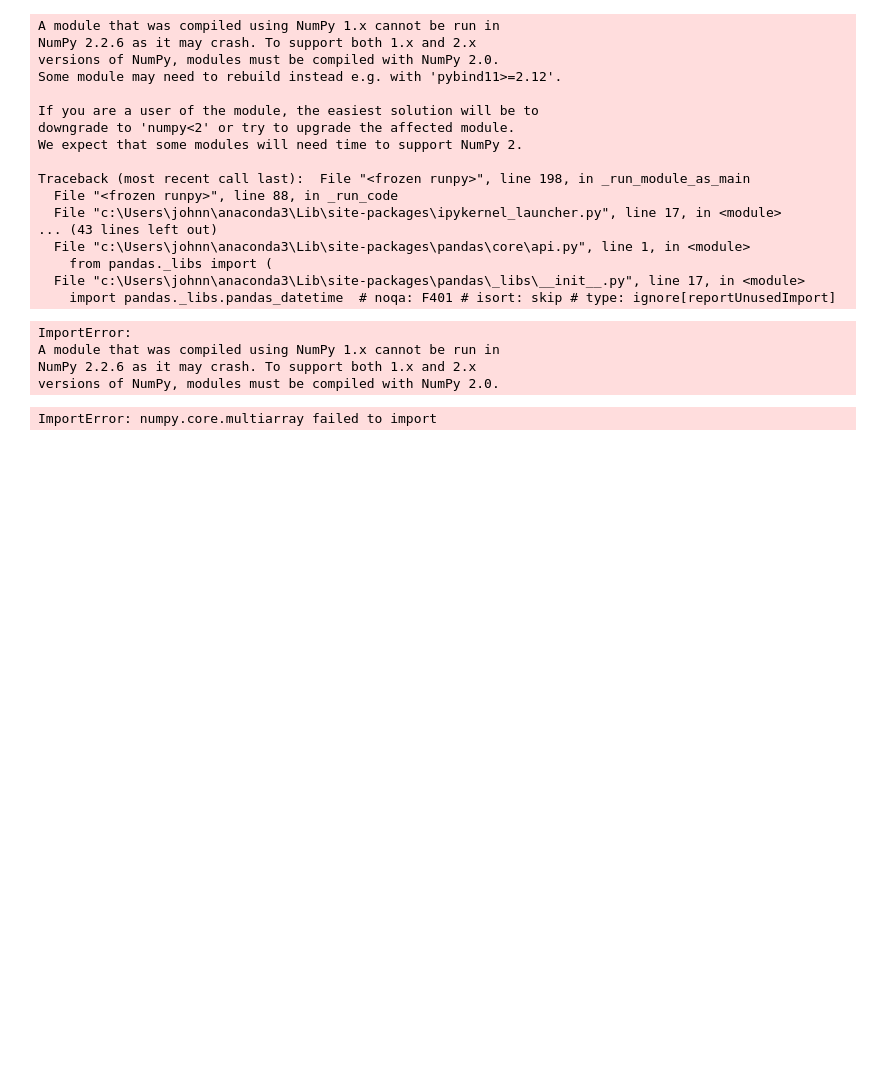
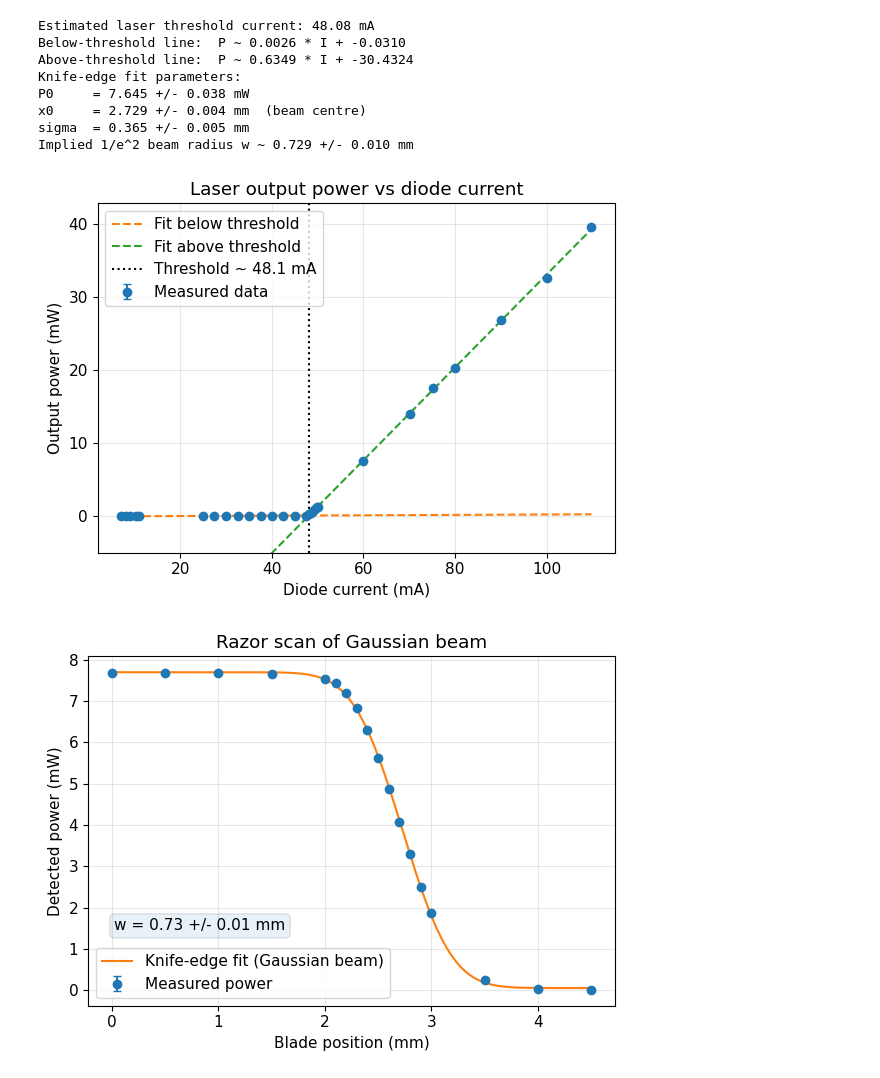
Before and after one commit to jfan26/Experimental-Physics, a Jupyter notebook: AMO/Python/laserpower_analysis.ipynb, the cells around one changed output. Saved outputs shown, nothing was run; the diff lists cells and outputs as text; code cells hidden in the pictures; blank space fills up the shorter version.

```diff
--- a/AMO/Python/laserpower_analysis.ipynb
+++ b/AMO/Python/laserpower_analysis.ipynb
@@ -109,8 +109,7 @@ popt, pcov = curve_fit(knife_edge_model, xb, yb, p0=p0)
 P0_fit, x0_fit, sigma_fit, offset_fit = popt
 perr = np.sqrt(np.diag(pcov))
 
-print("
-Knife-edge fit parameters:")
+print("Knife-edge fit parameters:")
 print(f"P0     = {P0_fit:.3f} +/- {perr[0]:.3f} mW")
 print(f"x0     = {x0_fit:.3f} +/- {perr[1]:.3f} mm  (beam centre)")
 print(f"sigma  = {sigma_fit:.3f} +/- {perr[2]:.3f} mm")
@@ -143,53 +142,41 @@ ax1.plot(x_fit, y_high_fit, "C2--", label="Fit above threshold")
 ax1.axvline(I_thr, color="k", linestyle=":", label=f"Threshold ~ {I_thr:.1f} mA")
 
 ax1.set_xlabel("Diode current (mA)")
 ax1.set_ylabel("Output power (mW)")
 ax1.set_ylim(bottom=-5)
 ax1.set_title("Laser output power vs diode current")
 ax1.grid(True, alpha=0.3)
 ax1.legend()
 
 fig1.tight_layout()
 
 # Figure 2: Razor scan with knife-edge (Gaussian) fit
 fig2, ax2 = plt.subplots()
 
 ax2.errorbar(xb, yb, yerr=yb_err, fmt="o", color="C0", label="Measured power", zorder=3, capsize=3)
 ax2.plot(xb_fit, yb_fit, "C1-", label="Knife-edge fit (Gaussian beam)")
 
 annotation = f"w = {w_fit:.2f} +/- {w_err:.2f} mm"
-ax2.text(0.05, 0.95, annotation, transform=ax2.transAxes,
+ax2.text(0.05, 0.25, annotation, transform=ax2.transAxes,
          ha="left", va="top", bbox=dict(boxstyle="round", alpha=0.1))
 
 ax2.set_xlabel("Blade position (mm)")
 ax2.set_ylabel("Detected power (mW)")
 ax2.set_title("Razor scan of Gaussian beam")
 ax2.grid(True, alpha=0.3)
 ax2.legend()
 
 fig2.tight_layout()
 
 plt.show()
 # %% [output]
-A module that was compiled using NumPy 1.x cannot be run in
-NumPy 2.2.6 as it may crash. To support both 1.x and 2.x
-versions of NumPy, modules must be compiled with NumPy 2.0.
-Some module may need to rebuild instead e.g. with 'pybind11>=2.12'.
-
-If you are a user of the module, the easiest solution will be to
-downgrade to 'numpy<2' or try to upgrade the affected module.
-We expect that some modules will need time to support NumPy 2.
-
-Traceback (most recent call last):  File "<frozen runpy>", line 198, in _run_module_as_main
-  File "<frozen runpy>", line 88, in _run_code
-  File "c:\Users\johnn\anaconda3\Lib\site-packages\ipykernel_launcher.py", line 17, in <module>
-... (43 lines left out)
-  File "c:\Users\johnn\anaconda3\Lib\site-packages\pandas\core\api.py", line 1, in <module>
-    from pandas._libs import (
-  File "c:\Users\johnn\anaconda3\Lib\site-packages\pandas\_libs\__init__.py", line 17, in <module>
-    import pandas._libs.pandas_datetime  # noqa: F401 # isort: skip # type: ignore[reportUnusedImport]
+Estimated laser threshold current: 48.08 mA
+Below-threshold line:  P ~ 0.0026 * I + -0.0310
+Above-threshold line:  P ~ 0.6349 * I + -30.4324
+Knife-edge fit parameters:
+P0     = 7.645 +/- 0.038 mW
+x0     = 2.729 +/- 0.004 mm  (beam centre)
+sigma  = 0.365 +/- 0.005 mm
+Implied 1/e^2 beam radius w ~ 0.729 +/- 0.010 mm
-ImportError:
-A module that was compiled using NumPy 1.x cannot be run in
-NumPy 2.2.6 as it may crash. To support both 1.x and 2.x
-versions of NumPy, modules must be compiled with NumPy 2.0.
-ImportError: numpy.core.multiarray failed to import
+[figure, added]
+[figure, added]
```
Also changed, not shown: 1 other file.
